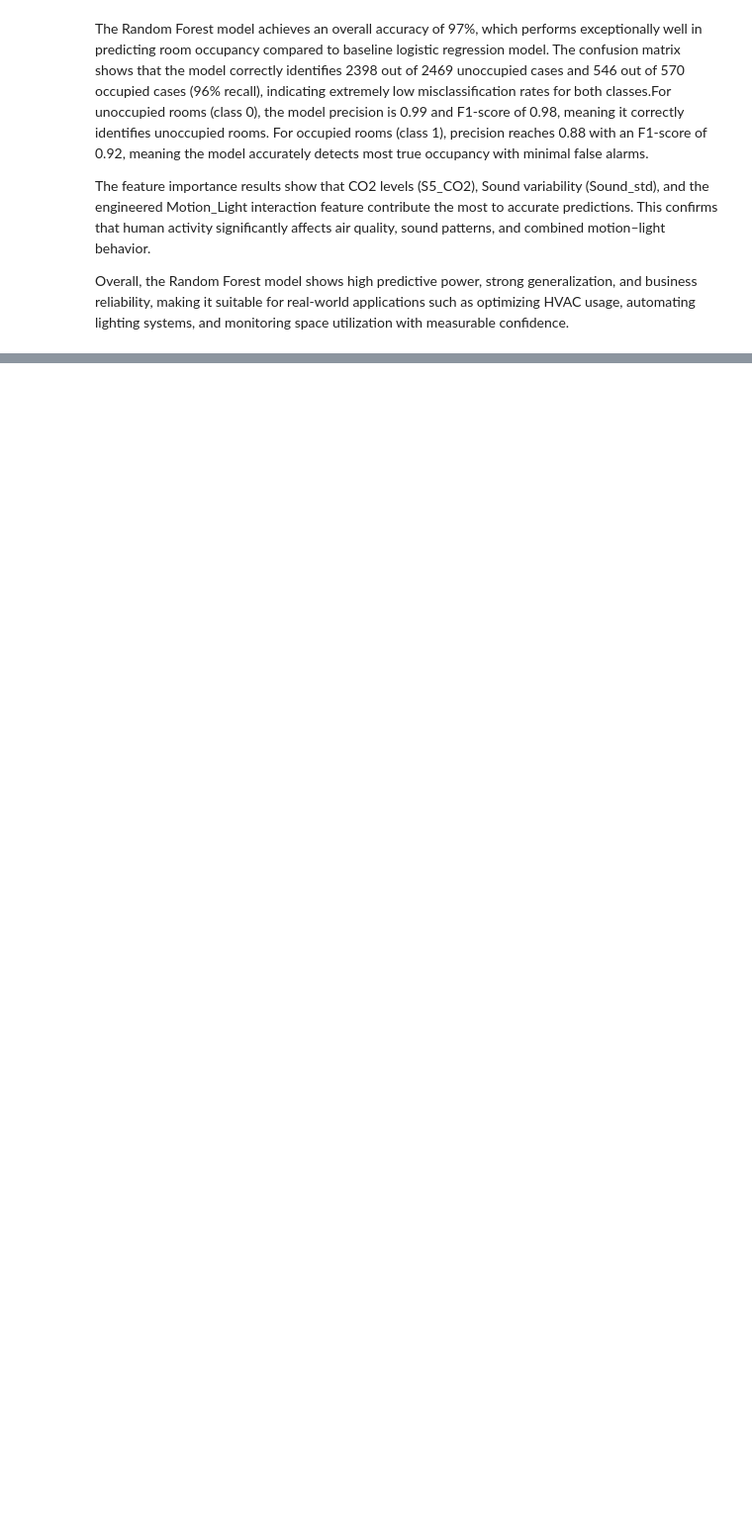
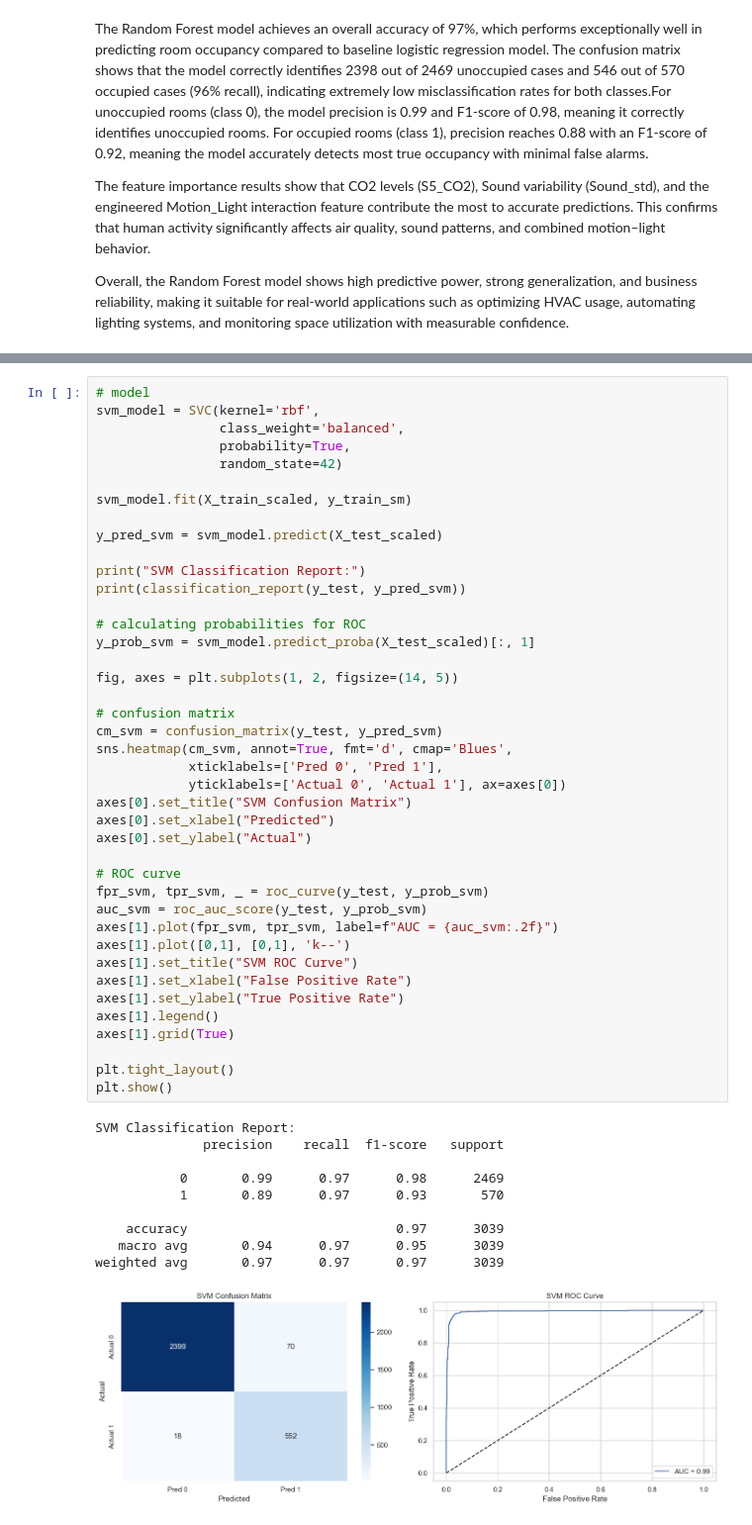
Before and after one commit to masondelan/ADS502_FinalProject, a Jupyter notebook: notebooks/Data preprocessing and modeling.ipynb, the cells around one changed output, grey strips where cells are left out. Shown at 99% size. Cells and saved outputs as stored; diff of their text form; blank space fills up the shorter version.

Commit message:
final 3 models & model performance summaries

```diff
--- a/notebooks/Data preprocessing and modeling.ipynb
+++ b/notebooks/Data preprocessing and modeling.ipynb
@@ -886,0 +920,52 @@ Overall, the Random Forest model shows high predictive power, strong generalizat
+# %%
+# model
+svm_model = SVC(kernel='rbf',
+                class_weight='balanced',
+                probability=True,
+                random_state=42)
+
+svm_model.fit(X_train_scaled, y_train_sm)
+
+y_pred_svm = svm_model.predict(X_test_scaled)
+
+print("SVM Classification Report:")
+print(classification_report(y_test, y_pred_svm))
+
+# calculating probabilities for ROC
+y_prob_svm = svm_model.predict_proba(X_test_scaled)[:, 1]
+
+fig, axes = plt.subplots(1, 2, figsize=(14, 5))
+
+# confusion matrix
+cm_svm = confusion_matrix(y_test, y_pred_svm)
+sns.heatmap(cm_svm, annot=True, fmt='d', cmap='Blues',
+            xticklabels=['Pred 0', 'Pred 1'],
+            yticklabels=['Actual 0', 'Actual 1'], ax=axes[0])
+axes[0].set_title("SVM Confusion Matrix")
+axes[0].set_xlabel("Predicted")
+axes[0].set_ylabel("Actual")
+
+# ROC curve
+fpr_svm, tpr_svm, _ = roc_curve(y_test, y_prob_svm)
+auc_svm = roc_auc_score(y_test, y_prob_svm)
+axes[1].plot(fpr_svm, tpr_svm, label=f"AUC = {auc_svm:.2f}")
+axes[1].plot([0,1], [0,1], 'k--')
+axes[1].set_title("SVM ROC Curve")
+axes[1].set_xlabel("False Positive Rate")
+axes[1].set_ylabel("True Positive Rate")
+axes[1].legend()
+axes[1].grid(True)
+
+plt.tight_layout()
+plt.show()
+# %% [output]
+SVM Classification Report:
+              precision    recall  f1-score   support
+
+           0       0.99      0.97      0.98      2469
+           1       0.89      0.97      0.93       570
+
+    accuracy                           0.97      3039
+   macro avg       0.94      0.97      0.95      3039
+weighted avg       0.97      0.97      0.97      3039
+[figure, added]
```
Also changed, not shown: parts of 17 cells of this notebook.
